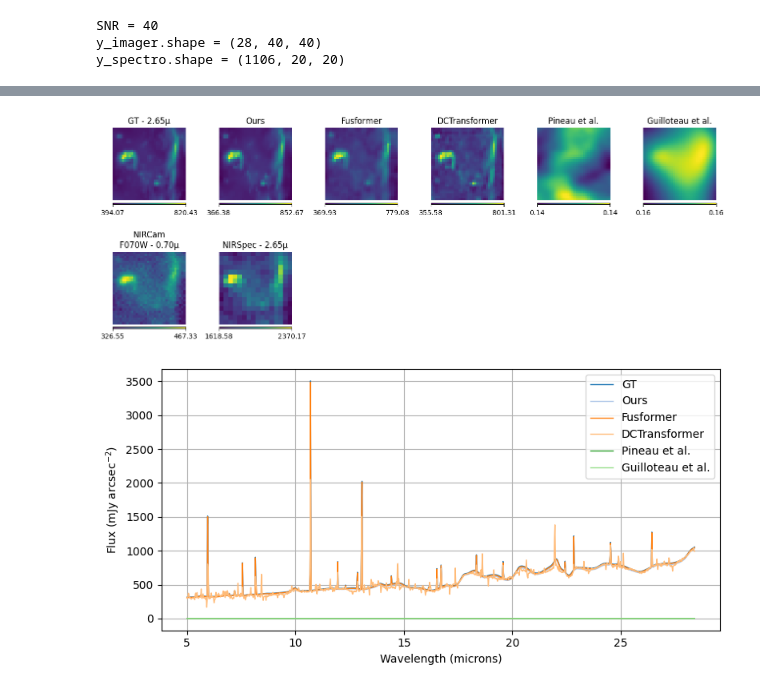
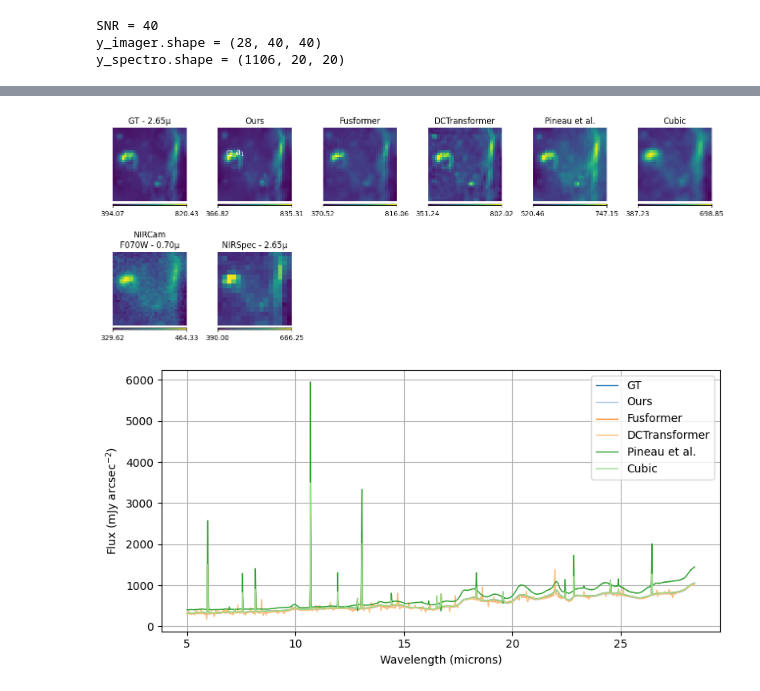
Before and after one commit to Pierre-LaurentC/MS-HS-Fusion-Study-Case, a Jupyter notebook: run_fusion_methods.ipynb, the cells around one changed output, grey strips where cells are left out. Saved outputs shown, nothing was run; the diff lists cells and outputs as text; code cells hidden in the pictures.

```diff
--- a/run_fusion_methods.ipynb
+++ b/run_fusion_methods.ipynb
@@ -327,4 +407 @@ plot_sampled_images(abundance_maps, nb_columns=5, size=(15,7))
-# %%
-true_maps = abundance_maps
-absolute_L_specs = endmembers
 # %%
@@ -356,5 +411,5 @@ spectro_model = Spectro_Model_Initial(
 # %%
-MQM = Maps_Quality_Metrics_2(true_maps, absolute_L_specs)
+MQM = Maps_Quality_Metrics_2(true_maps, estimated_endmembers)
 
 
 
@@ -496,7 +551,7 @@ y_spectro_100, L_std_spectro = make_image_with_snr_gaussian(hs_poisson_100, L_sn
 mu_imager = mu_instru(L_std_mirim)
 mu_spectro = mu_instru(L_std_spectro)
 
-MQM_100 = Maps_Quality_Metrics_2(true_maps_100, absolute_L_specs)
+MQM_100 = Maps_Quality_Metrics_2(true_maps_100, estimated_endmembers)
 # %%
 list_of_mu = [0.02, 0.15]
 
@@ -556,7 +611,7 @@ new_list_of_mu[0] - new_list_of_mu[-1] 1.3825
 best_thresh = L_thresh[np.argmin(L_best_mse)]
 best_mu = L_best_mu[np.argmin(L_best_mse)]
 
-# best_thresh, best_mu = 1, 40859.375
+# best_thresh, best_mu = 1, 0.9568359375000001
 #%%
 
 # check courbe de MSE
@@ -596,5 +651,5 @@ print("PSNR", MQM_100.get_psnr(rec_maps_sq))
 print("SSIM", MQM_100.get_ssim(rec_maps_sq))
 print("SAM", MQM_100.get_sam(rec_maps_sq))
 
-pineau_l2 = (return_mixture(absolute_L_specs, rec_maps_sq.T) / mult_factor)[:, margin//2:-margin//2, margin//2:-margin//2]
+pineau_l2 = ((return_mixture(estimated_endmembers, rec_maps_sq.T) / mult_factor)[:, margin//2:-margin//2, margin//2:-margin//2])
 # %% [output]
@@ -623,71 +678,89 @@ AI_fused_Fusformer = np.load("/home/plcristille/dev/JWST/fusion_inverse/MS-HS-Fu
 AI_fused_DCTransformer = np.load("/home/plcristille/dev/JWST/fusion_inverse/MS-HS-Fusion-Study-Case/data_new/AI-fused_DCTransformer.npy")
 
 y_imager_final = y_imager[:, margin//2:-margin//2, margin//2:-margin//2]
-y_spectro_final = y_spectro[:, (margin//2)//di:-(margin//2)//di, (margin//2)//dj:-(margin//2)//dj]
+y_spectro_final = (y_spectro/flat)[:, (margin//2)//di:-(margin//2)//di, (margin//2)//dj:-(margin//2)//dj]
+
 GT_final = GT[:, margin//2:-margin//2, margin//2:-margin//2]
+# GT_final = np.load("/home/plcristille/dev/JWST/fusion_inverse/MS-HS-Fusion-Study-Case/data_new/infer_GT.npy")
 
+interp_fused = np.empty_like(GT_final)
+for i, band in enumerate(y_spectro_final):
+    interp_fused[i] = cv2.resize(band, dsize=(GT_final.shape[1], GT_final.shape[2]), interpolation=cv2.INTER_CUBIC)
+
+rect_d = (4,10,2,2)
 b_HS, b_MS = 500, 0
-plot_sampled_images([GT_final[b_HS], AI_fused[b_HS], AI_fused_Fusformer[b_HS], AI_fused_DCTransformer[b_HS], pineau_l2[b_HS], guilloteau_fused[b_HS], y_imager_final[b_MS], y_spectro_final[b_HS]],
-                    filters=[f"GT - {lamb_cube[b_HS]:.2f}μ", "Ours", "Fusformer", "DCTransformer", "Pineau et al.", "Guilloteau et al.", f"NIRCam\n{list(NIRCam_band_mean.keys())[b_MS]} - {list(NIRCam_band_mean.values())[b_MS]:.2f}μ", f"NIRSpec - {lamb_cube[b_HS]:.2f}μ"],
-                    nb_columns=6, size=(13,15))
+reload(plot)
+plot.plot_sampled_images([GT_final[b_HS], AI_fused[b_HS], AI_fused_Fusformer[b_HS], AI_fused_DCTransformer[b_HS], pineau_l2[b_HS], interp_fused[b_HS], y_imager_final[b_MS], y_spectro_final[b_HS]],
+                    filters=[f"GT - {lamb_cube[b_HS]:.2f}μ", "Ours", "Fusformer", "DCTransformer", "Pineau et al.", "Cubic", f"NIRCam\n{list(NIRCam_band_mean.keys())[b_MS]} - {list(NIRCam_band_mean.values())[b_MS]:.2f}μ", f"NIRSpec - {lamb_cube[b_HS]:.2f}μ"],
+                    nb_columns=6, size=(13,15), rect_locDim=((rect_d[0]-.5,rect_d[1]-.5,rect_d[2],rect_d[3]),),
+                    ax_rect={2:[1]}, rect_name=[r"$a_1$"],
+                    savepath="/home/plcristille/dev/JWST/fusion_inverse/MS-HS-Fusion-Study-Case/media/compared_results.pdf")
 
 plot_spec([GT_final.mean(axis=(1,2)),
            AI_fused.mean(axis=(1,2)),
            AI_fused_Fusformer.mean(axis=(1,2)),
            AI_fused_DCTransformer.mean(axis=(1,2)),
            pineau_l2.mean(axis=(1,2)),
-           guilloteau_fused.mean(axis=(1,2))],
-          filters=["GT",
+           interp_fused.mean(axis=(1,2))],
+           filters=["GT",
                    "Ours",
                    "Fusformer",
                    "DCTransformer",
                    "Pineau et al.",
-                   "Guilloteau et al."])
+                   "Cubic"],
+            savepath="/home/plcristille/dev/JWST/fusion_inverse/MS-HS-Fusion-Study-Case/media/compared_results_specs.pdf")
 
 
 pred_normed_RMSE, GT_normed_RMSE = norm_relative_ratio(AI_fused,GT_final)
 RMSE = return_RMSE(GT_normed_RMSE, pred_normed_RMSE)
 PSNR = calculate_psnr(AI_fused, GT_final, max_value=AI_fused.max())
 SAM = compute_sam(GT_final, AI_fused).mean()
-SSI = calculate_ssim(GT_final, AI_fused)
+SSI = spectral_ssim(GT_final, AI_fused).mean()
 
 pred_normed_RMSE, GT_normed_RMSE = norm_relative_ratio(AI_fused_Fusformer,GT_final)
 RMSE_FUS = return_RMSE(GT_normed_RMSE, pred_normed_RMSE)
 PSNR_FUS = calculate_psnr(AI_fused_Fusformer, GT_final, max_value=AI_fused_Fusformer.max())
 SAM_FUS = compute_sam(GT_final, AI_fused_Fusformer).mean()
-SSI_FUS = calculate_ssim(GT_final, AI_fused_Fusformer)
+SSI_FUS = spectral_ssim(GT_final, AI_fused_Fusformer).mean()
 
 pred_normed_RMSE, GT_normed_RMSE = norm_relative_ratio(AI_fused_DCTransformer,GT_final)
 RMSE_DCT = return_RMSE(GT_normed_RMSE, pred_normed_RMSE)
 PSNR_DCT = calculate_psnr(AI_fused_DCTransformer, GT_final, max_value=AI_fused_DCTransformer.max())
 SAM_DCT = compute_sam(GT_final, AI_fused_DCTransformer).mean()
-SSI_DCT = calculate_ssim(GT_final, AI_fused_DCTransformer)
+SSI_DCT = spectral_ssim(GT_final, AI_fused_DCTransformer).mean()
 
-pred_normed_RMSE, GT_normed_RMSE = norm_relative_ratio(guilloteau_fused,GT_final)
-RMSE_G = return_RMSE(GT_normed_RMSE, pred_normed_RMSE)
-PSNR_G = calculate_psnr(guilloteau_fused, GT_final, max_value=guilloteau_fused.max())
-SAM_G = compute_sam(GT_final, guilloteau_fused).mean()
-SSI_G = calculate_ssim(GT_final, guilloteau_fused)
+# pred_normed_RMSE, GT_normed_RMSE = norm_relative_ratio(guilloteau_fused,GT_final)
+# RMSE_G = return_RMSE(GT_normed_RMSE, pred_normed_RMSE)
+# PSNR_G = calculate_psnr(guilloteau_fused, GT_final, max_value=guilloteau_fused.max())
+# SAM_G = compute_sam(GT_final, guilloteau_fused).mean()
+# SSI_G = spectral_ssim(GT_final, guilloteau_fused).mean()
 
 pred_normed_RMSE, GT_normed_RMSE = norm_relative_ratio(pineau_l2,GT_final)
 RMSE_P = return_RMSE(GT_normed_RMSE, pred_normed_RMSE)
 PSNR_P = calculate_psnr(pineau_l2, GT_final, max_value=pineau_l2.max())
 SAM_P = compute_sam(GT_final, pineau_l2).mean()
-SSI_P = calculate_ssim(GT_final, pineau_l2)
+SSI_P = spectral_ssim(GT_final, pineau_l2).mean()
+
+pred_normed_RMSE, GT_normed_RMSE = norm_relative_ratio(interp_fused,GT_final)
+RMSE_I = return_RMSE(GT_normed_RMSE, pred_normed_RMSE)
+PSNR_I = calculate_psnr(interp_fused, GT_final, max_value=interp_fused.max())
+SAM_I = compute_sam(GT_final, interp_fused).mean()
+SSI_I = spectral_ssim(GT_final, interp_fused).mean()
 
 data = {
-    'Metric': ['NORM RMSE', 'PSNR', 'SAM', 'SSI'],
+    'Metric': ['RMSE', 'PSNR', 'SAM', 'SSI'],
     'Ours': [f"{RMSE:.3f}", f"{PSNR:.3f}", f"{SAM:.3f}", f"{SSI:.3f}"],
     'Fusformer': [f"{RMSE_FUS:.3f}", f"{PSNR_FUS:.3f}", f"{SAM_FUS:.3f}", f"{SSI_FUS:.3f}"],
     'DCTransformer': [f"{RMSE_DCT:.3f}", f"{PSNR_DCT:.3f}", f"{SAM_DCT:.3f}", f"{SSI_DCT:.3f}"],
-    'Guilloteau et al.': [f"{RMSE_G:.3f}", f"{PSNR_G:.3f}", f"{SAM_G:.3f}", f"{SSI_G:.3f}"],
-    'Pineau et al.': [f"{RMSE_P:.3f}", f"{PSNR_P:.3f}", f"{SAM_P:.3f}", f"{SSI_P:.3f}"]
+    # 'Guilloteau et al.': [f"{RMSE_G:.3f}", f"{PSNR_G:.3f}", f"{SAM_G:.3f}", f"{SSI_G:.3f}"],
+    'Pineau et al.': [f"{RMSE_P:.3f}", f"{PSNR_P:.3f}", f"{SAM_P:.3f}", f"{SSI_P:.3f}"],
+    'Cubic': [f"{RMSE_I:.3f}", f"{PSNR_I:.3f}", f"{SAM_I:.3f}", f"{SSI_I:.3f}"]
 }
 
 # Create and display the DataFrame
 df = pd.DataFrame(data)
 df.set_index('Metric', inplace=True)
 df
 # %% [output]
-[figure, old version]
+[figure, new version]
-[figure, old version]
+[figure, new version]
```
Also changed, not shown: parts of 18 cells of this notebook.
